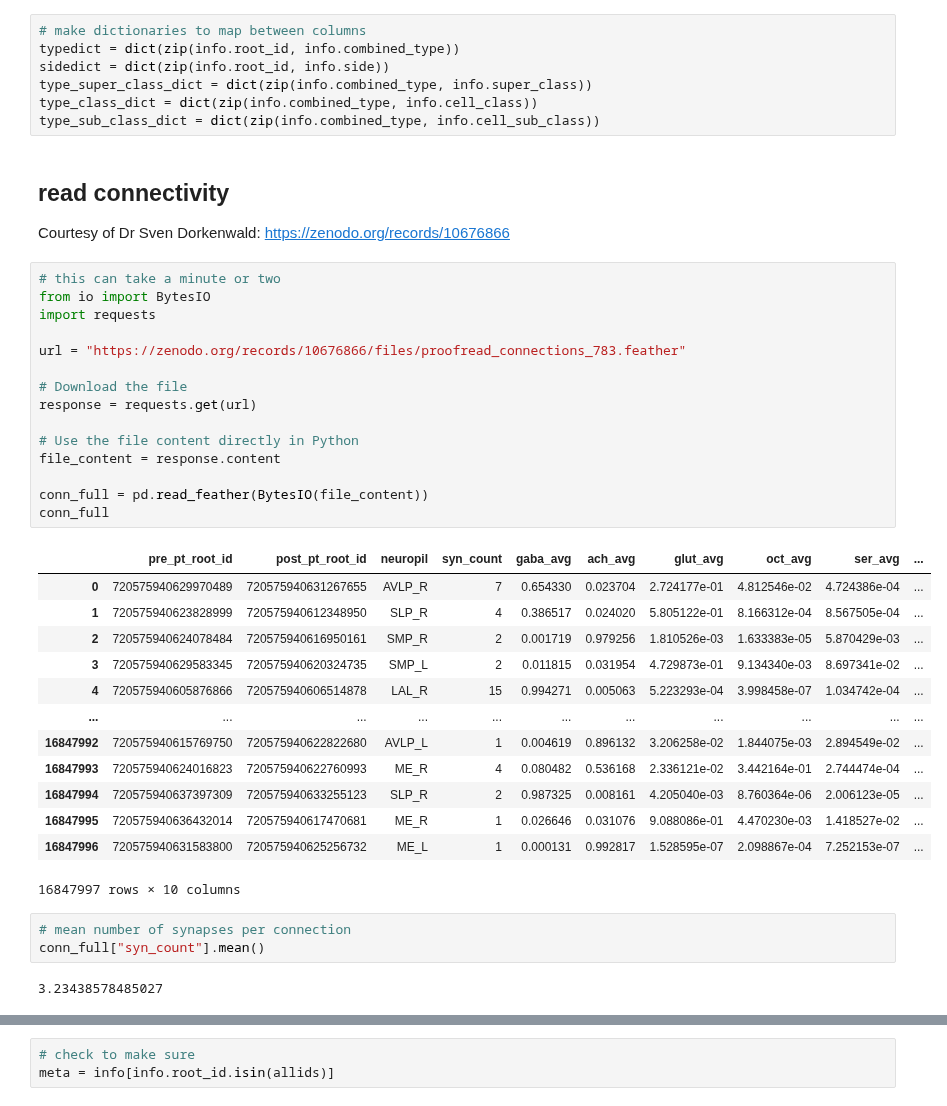
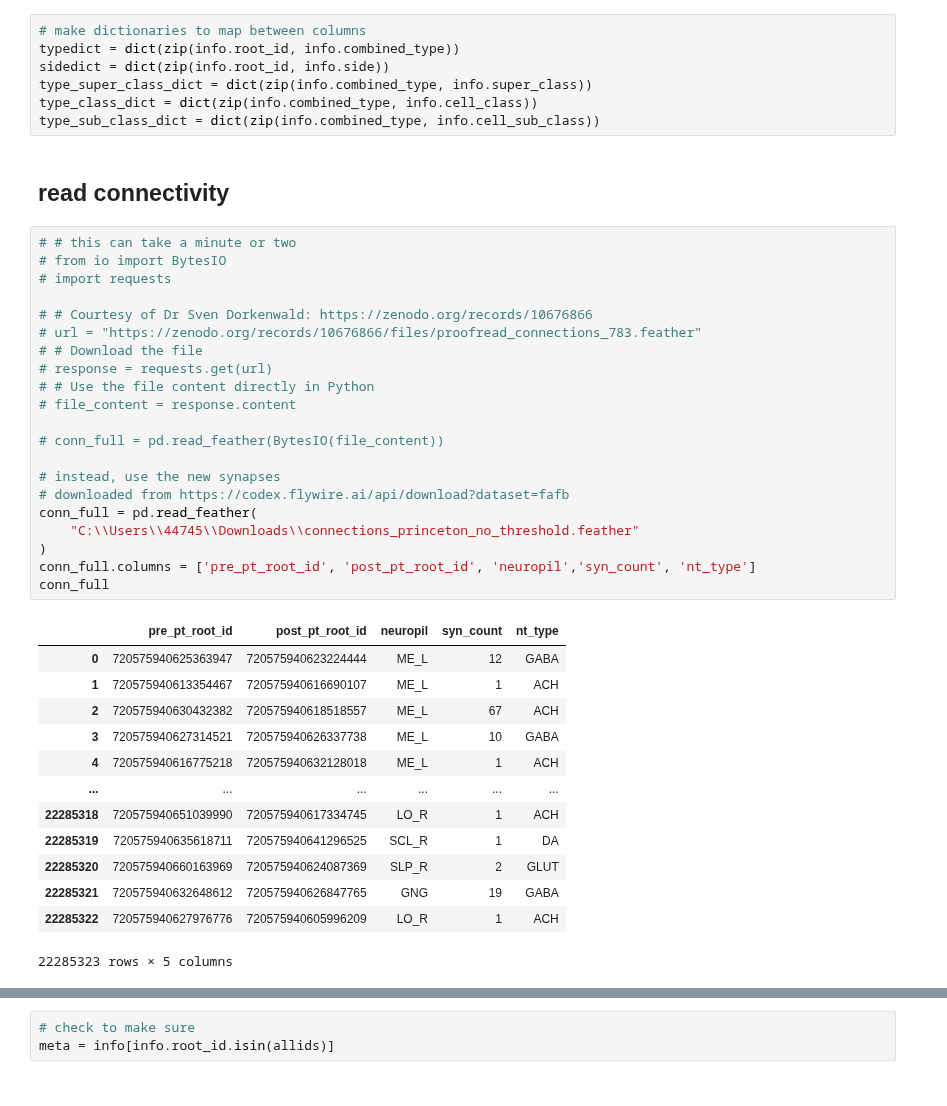
Before and after one commit to YijieYin/connectome_data_prep, a Jupyter notebook: FAFB/fafb_all_neuron.ipynb, the cells around one changed output, grey strips where cells are left out. Saved outputs shown, nothing was run; the diff lists cells and outputs as text.

Commit message:
update synapses according to new predictions in Yu et al. 2025

```diff
--- a/FAFB/fafb_all_neuron.ipynb
+++ b/FAFB/fafb_all_neuron.ipynb
@@ -229,40 +223,40 @@ sidedict = dict(zip(info.root_id, info.side))
 type_super_class_dict = dict(zip(info.combined_type, info.super_class))
 type_class_dict = dict(zip(info.combined_type, info.cell_class))
 type_sub_class_dict = dict(zip(info.combined_type, info.cell_sub_class))
-# %% [markdown]
-## read connectivity
-Courtesy of Dr Sven Dorkenwald: https://zenodo.org/records/10676866
+# %% [markdown]
+## read connectivity
 # %%
-# this can take a minute or two
-from io import BytesIO
-import requests
+# # this can take a minute or two
+# from io import BytesIO
+# import requests
 
-url = "https://zenodo.org/records/10676866/files/proofread_connections_783.feather"
+# # Courtesy of Dr Sven Dorkenwald: https://zenodo.org/records/10676866
+# url = "https://zenodo.org/records/10676866/files/proofread_connections_783.feather"
+# # Download the file
+# response = requests.get(url)
+# # Use the file content directly in Python
+# file_content = response.content
 
-# Download the file
-response = requests.get(url)
+# conn_full = pd.read_feather(BytesIO(file_content))
 
-# Use the file content directly in Python
-file_content = response.content
-
-conn_full = pd.read_feather(BytesIO(file_content))
+# instead, use the new synapses
+# downloaded from https://codex.flywire.ai/api/download?dataset=fafb
+conn_full = pd.read_feather(
+    "C:\\Users\\44745\\Downloads\\connections_princeton_no_threshold.feather"
+)
+conn_full.columns = ['pre_pt_root_id', 'post_pt_root_id', 'neuropil','syn_count', 'nt_type']
 conn_full
 # %% [output]
-|  | pre_pt_root_id | post_pt_root_id | neuropil | syn_count | gaba_avg | ach_avg | glut_avg | oct_avg | ser_avg | ... |
-| 0 | 720575940629970489 | 720575940631267655 | AVLP_R | 7 | 0.654330 | 0.023704 | 2.724177e-01 | 4.812546e-02 | 4.724386e-04 | ... |
-| 1 | 720575940623828999 | 720575940612348950 | SLP_R | 4 | 0.386517 | 0.024020 | 5.805122e-01 | 8.166312e-04 | 8.567505e-04 | ... |
-| 2 | 720575940624078484 | 720575940616950161 | SMP_R | 2 | 0.001719 | 0.979256 | 1.810526e-03 | 1.633383e-05 | 5.870429e-03 | ... |
-| 3 | 720575940629583345 | 720575940620324735 | SMP_L | 2 | 0.011815 | 0.031954 | 4.729873e-01 | 9.134340e-03 | 8.697341e-02 | ... |
-| 4 | 720575940605876866 | 720575940606514878 | LAL_R | 15 | 0.994271 | 0.005063 | 5.223293e-04 | 3.998458e-07 | 1.034742e-04 | ... |
-| ... | ... | ... | ... | ... | ... | ... | ... | ... | ... | ... |
-| 16847992 | 720575940615769750 | 720575940622822680 | AVLP_L | 1 | 0.004619 | 0.896132 | 3.206258e-02 | 1.844075e-03 | 2.894549e-02 | ... |
-| 16847993 | 720575940624016823 | 720575940622760993 | ME_R | 4 | 0.080482 | 0.536168 | 2.336121e-02 | 3.442164e-01 | 2.744474e-04 | ... |
-| 16847994 | 720575940637397309 | 720575940633255123 | SLP_R | 2 | 0.987325 | 0.008161 | 4.205040e-03 | 8.760364e-06 | 2.006123e-05 | ... |
-| 16847995 | 720575940636432014 | 720575940617470681 | ME_R | 1 | 0.026646 | 0.031076 | 9.088086e-01 | 4.470230e-03 | 1.418527e-02 | ... |
-| 16847996 | 720575940631583800 | 720575940625256732 | ME_L | 1 | 0.000131 | 0.992817 | 1.528595e-07 | 2.098867e-04 | 7.252153e-07 | ... |
+|  | pre_pt_root_id | post_pt_root_id | neuropil | syn_count | nt_type |
+| 0 | 720575940625363947 | 720575940623224444 | ME_L | 12 | GABA |
+| 1 | 720575940613354467 | 720575940616690107 | ME_L | 1 | ACH |
+| 2 | 720575940630432382 | 720575940618518557 | ME_L | 67 | ACH |
+| 3 | 720575940627314521 | 720575940626337738 | ME_L | 10 | GABA |
+| 4 | 720575940616775218 | 720575940632128018 | ME_L | 1 | ACH |
+| ... | ... | ... | ... | ... | ... |
+| 22285318 | 720575940651039990 | 720575940617334745 | LO_R | 1 | ACH |
+| 22285319 | 720575940635618711 | 720575940641296525 | SCL_R | 1 | DA |
+| 22285320 | 720575940660163969 | 720575940624087369 | SLP_R | 2 | GLUT |
+| 22285321 | 720575940632648612 | 720575940626847765 | GNG | 19 | GABA |
+| 22285322 | 720575940627976776 | 720575940605996209 | LO_R | 1 | ACH |
-16847997 rows × 10 columns
+22285323 rows × 5 columns
-# %%
-# mean number of synapses per connection
-conn_full["syn_count"].mean()
-# %% [output]
-3.23438578485027
```
Also changed, not shown: parts of 27 cells of this notebook, 4 other files.
